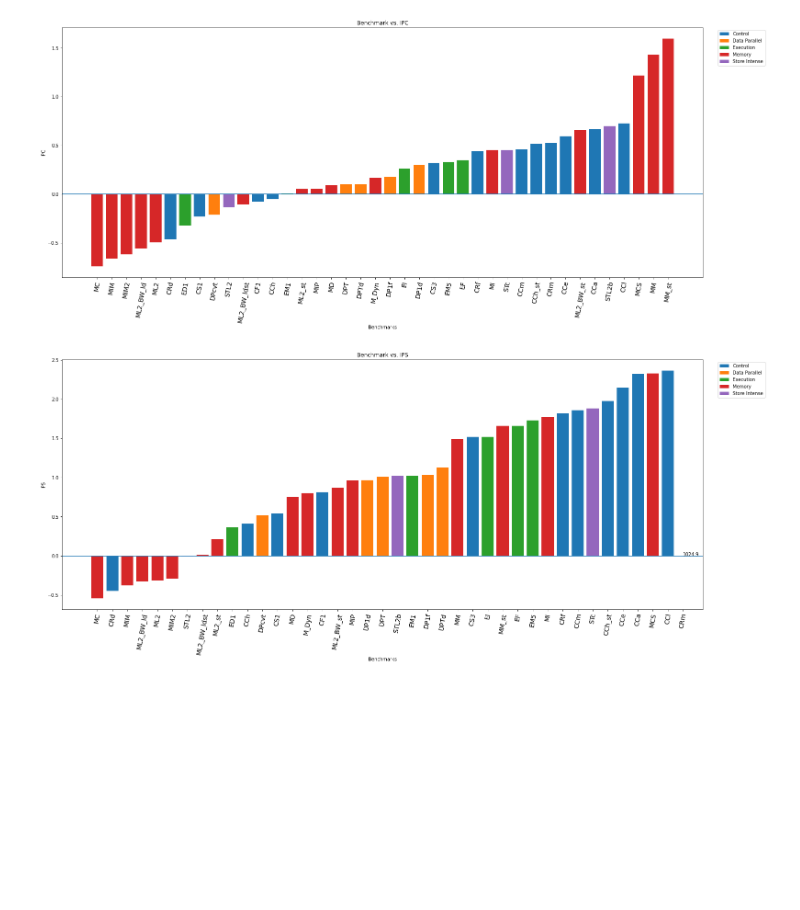
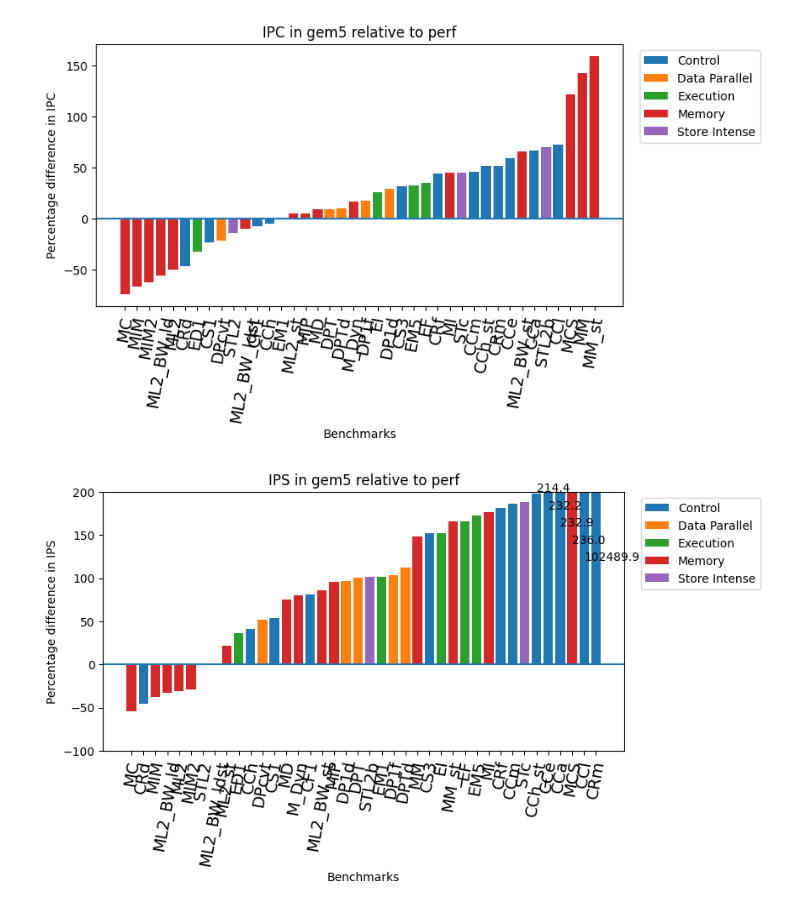
Before and after one commit to darchr/riscv-validation, a Jupyter notebook: plots/Stats_Diff.ipynb, the cells around one changed output. Saved outputs shown, nothing was run; the diff lists cells and outputs as text; code cells hidden in the pictures; blank space fills up the shorter version.

```diff
--- a/plots/Stats_Diff.ipynb
+++ b/plots/Stats_Diff.ipynb
@@ -84,7 +87,7 @@ def absoluteplot(stat):
     plt.show()
 # %%
-def percentageplot(stat):
-    #plt.rcParams["figure.figsize"]=20,10
+def percentageplot(stat, ylim=None):
+    plt.figure(figsize=(8,4))
     data = {}
     data_sorted = {}
     i = 0
@@ -92,7 +95,7 @@ def percentageplot(stat):
 
     for b, bench in enumerate(X):
         diff = (df2[stat].iloc[b] - df1[stat].iloc[b])/df1[stat].iloc[b]
-        data[bench] = diff
+        data[bench] = diff*100
 
     keys = sorted(data, key=data.get)
     for r in keys:
@@ -104,13 +107,16 @@ def percentageplot(stat):
             if k.startswith(p[0]):
                 data_sorted[k].append(prefixes.index(p))
 
-
-
+    annot_offset_pos = 0
+    annot_offset_neg = 0
     for b, bench in data_sorted.items():
-        if data_sorted[b][0] > 100:
-            plt.annotate(str(round(data_sorted[b][0], 1)), (i,j), fontsize = 10)
-        else:
-            plt.bar(i, data_sorted[b][0], color="C" + str(data_sorted[b][1]))
+        if ylim and data_sorted[b][0] > ylim[1]:
+            plt.annotate(str(round(data_sorted[b][0], 1)), (i-1,ylim[1]+annot_offset_pos), fontsize = 10)
+            annot_offset_pos -= ylim[1]/10
+        elif ylim and data_sorted[b][0] < ylim[0]:
+            plt.annotate(str(round(data_sorted[b][0], 1)), (i-1,ylim[0]+annot_offset_neg), fontsize = 10)
+            annot_offset_neg -= ylim[0]/10
+        plt.bar(i, data_sorted[b][0], color="C" + str(data_sorted[b][1]))
         i = i + 1
 
     for i, pfrm in enumerate(prefixes):
@@ -119,9 +125,10 @@ def percentageplot(stat):
     plt.xticks((np.arange(len(data_sorted))), data_sorted, rotation=80, ha="center", fontsize=14)
 
     plt.xlabel("Benchmarks")
-    plt.ylabel(stat)
+    plt.ylabel(f"Percentage difference in {stat}")
     plt.axhline(y=0)
-    plt.title("Benchmark vs. " + stat)
+    plt.title(f"{stat} in gem5 relative to perf")
     plt.legend(bbox_to_anchor=(1.02, 1), loc='upper left')
+    plt.ylim(ylim)
     plt.show()
 # %%
@@ -159,8 +166,8 @@ percentageplot("Seconds")
 # %%
 percentageplot("IPC")
 # %% [output]
-[figure, old version]
+[figure, new version]
 # %%
-percentageplot("IPS")
+percentageplot("IPS", (-100,200))
 # %% [output]
-[figure, old version]
+[figure, new version]
```
Also changed, not shown: parts of 10 cells of this notebook.
